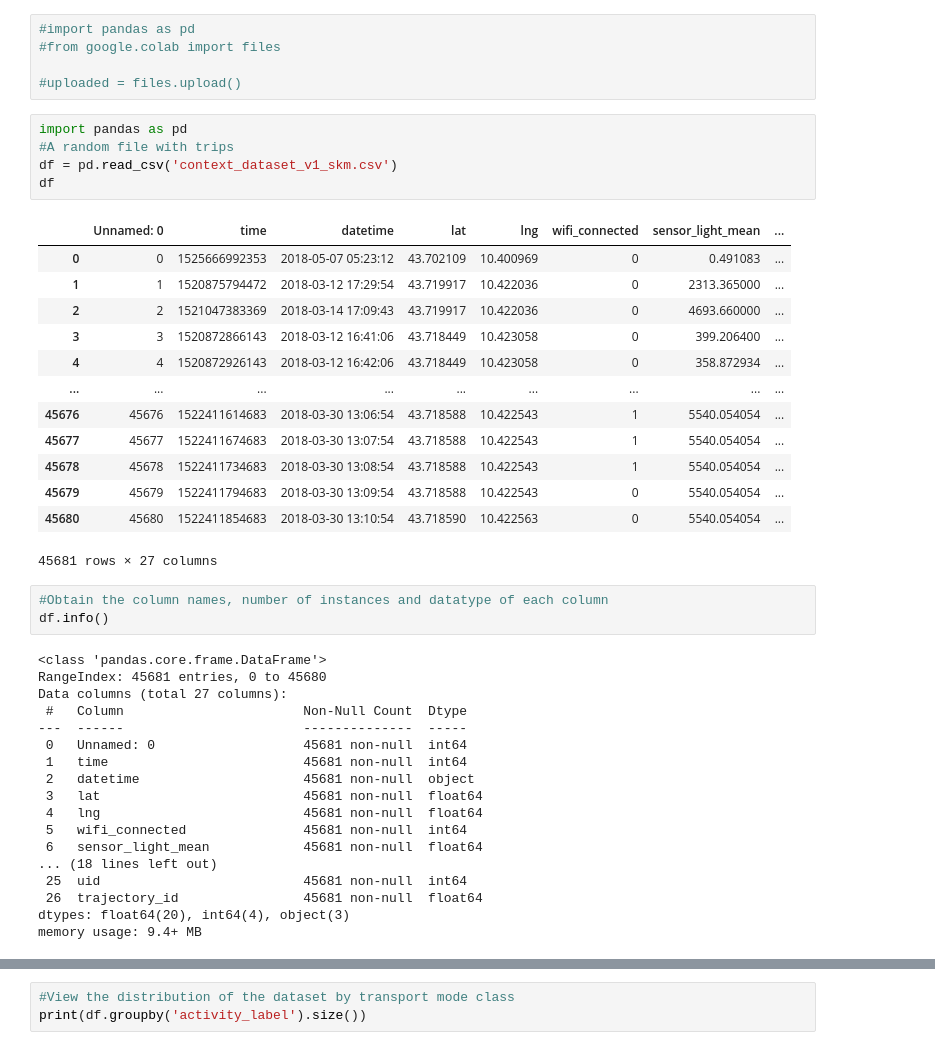
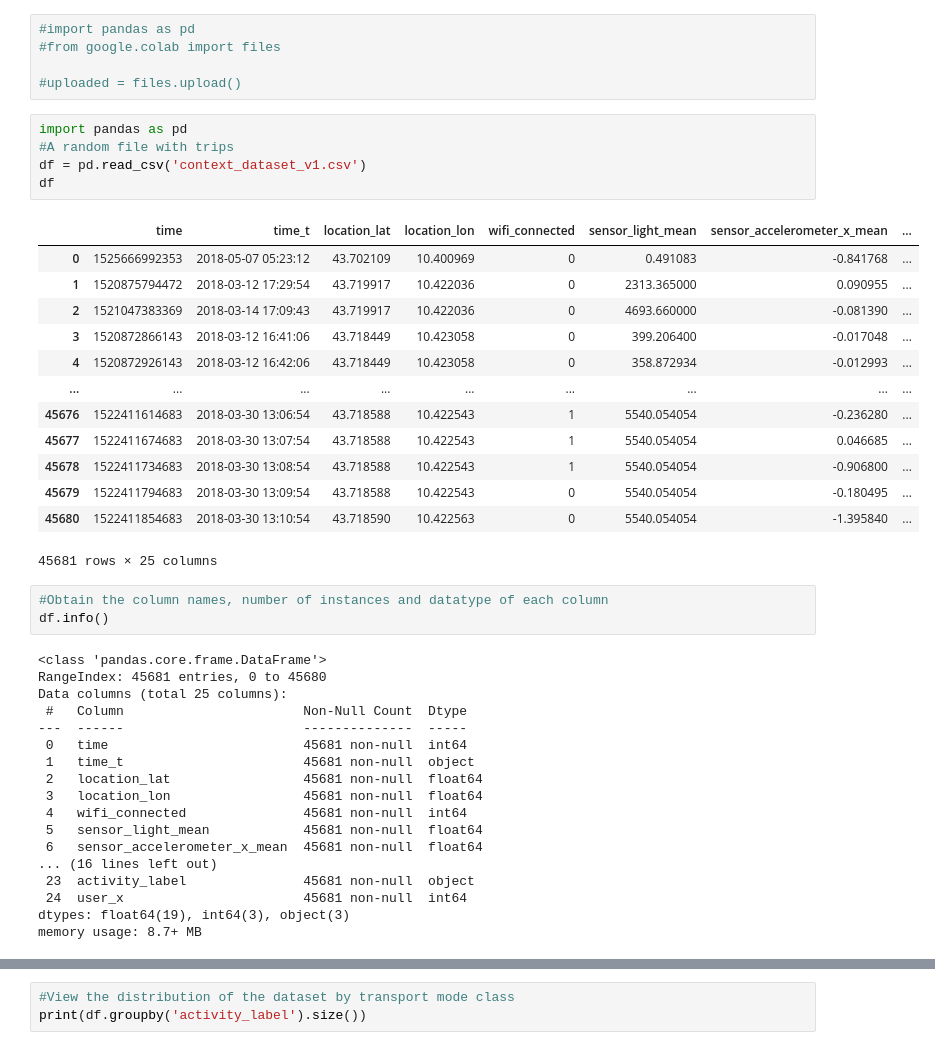
Before and after one commit to sandrynat/AmI_pdi_repo, a Jupyter notebook: Classificação Simples/SimpleClassification_V1_1min.ipynb, the cells around one changed output, grey strips where cells are left out. Drawn from its saved outputs; the diff is of its cells as text.

```diff
--- a/Classificação Simples/SimpleClassification_V1_1min.ipynb
+++ b/Classificação Simples/SimpleClassification_V1_1min.ipynb
@@ -6,43 +6,43 @@
 # %%
 import pandas as pd
 #A random file with trips
-df = pd.read_csv('context_dataset_v1_skm.csv')
+df = pd.read_csv('context_dataset_v1.csv')
 df
 # %% [output]
-|  | Unnamed: 0 | time | datetime | lat | lng | wifi_connected | sensor_light_mean | ... |
-| 0 | 0 | 1525666992353 | 2018-05-07 05:23:12 | 43.702109 | 10.400969 | 0 | 0.491083 | ... |
-| 1 | 1 | 1520875794472 | 2018-03-12 17:29:54 | 43.719917 | 10.422036 | 0 | 2313.365000 | ... |
-| 2 | 2 | 1521047383369 | 2018-03-14 17:09:43 | 43.719917 | 10.422036 | 0 | 4693.660000 | ... |
-| 3 | 3 | 1520872866143 | 2018-03-12 16:41:06 | 43.718449 | 10.423058 | 0 | 399.206400 | ... |
-| 4 | 4 | 1520872926143 | 2018-03-12 16:42:06 | 43.718449 | 10.423058 | 0 | 358.872934 | ... |
+|  | time | time_t | location_lat | location_lon | wifi_connected | sensor_light_mean | sensor_accelerometer_x_mean | ... |
+| 0 | 1525666992353 | 2018-05-07 05:23:12 | 43.702109 | 10.400969 | 0 | 0.491083 | -0.841768 | ... |
+| 1 | 1520875794472 | 2018-03-12 17:29:54 | 43.719917 | 10.422036 | 0 | 2313.365000 | 0.090955 | ... |
+| 2 | 1521047383369 | 2018-03-14 17:09:43 | 43.719917 | 10.422036 | 0 | 4693.660000 | -0.081390 | ... |
+| 3 | 1520872866143 | 2018-03-12 16:41:06 | 43.718449 | 10.423058 | 0 | 399.206400 | -0.017048 | ... |
+| 4 | 1520872926143 | 2018-03-12 16:42:06 | 43.718449 | 10.423058 | 0 | 358.872934 | -0.012993 | ... |
 | ... | ... | ... | ... | ... | ... | ... | ... | ... |
-| 45676 | 45676 | 1522411614683 | 2018-03-30 13:06:54 | 43.718588 | 10.422543 | 1 | 5540.054054 | ... |
-| 45677 | 45677 | 1522411674683 | 2018-03-30 13:07:54 | 43.718588 | 10.422543 | 1 | 5540.054054 | ... |
-| 45678 | 45678 | 1522411734683 | 2018-03-30 13:08:54 | 43.718588 | 10.422543 | 1 | 5540.054054 | ... |
-| 45679 | 45679 | 1522411794683 | 2018-03-30 13:09:54 | 43.718588 | 10.422543 | 0 | 5540.054054 | ... |
-| 45680 | 45680 | 1522411854683 | 2018-03-30 13:10:54 | 43.718590 | 10.422563 | 0 | 5540.054054 | ... |
+| 45676 | 1522411614683 | 2018-03-30 13:06:54 | 43.718588 | 10.422543 | 1 | 5540.054054 | -0.236280 | ... |
+| 45677 | 1522411674683 | 2018-03-30 13:07:54 | 43.718588 | 10.422543 | 1 | 5540.054054 | 0.046685 | ... |
+| 45678 | 1522411734683 | 2018-03-30 13:08:54 | 43.718588 | 10.422543 | 1 | 5540.054054 | -0.906800 | ... |
+| 45679 | 1522411794683 | 2018-03-30 13:09:54 | 43.718588 | 10.422543 | 0 | 5540.054054 | -0.180495 | ... |
+| 45680 | 1522411854683 | 2018-03-30 13:10:54 | 43.718590 | 10.422563 | 0 | 5540.054054 | -1.395840 | ... |
-45681 rows × 27 columns
+45681 rows × 25 columns
 # %%
 #Obtain the column names, number of instances and datatype of each column
 df.info()
 # %% [output]
 <class 'pandas.core.frame.DataFrame'>
 RangeIndex: 45681 entries, 0 to 45680
-Data columns (total 27 columns):
+Data columns (total 25 columns):
  #   Column                       Non-Null Count  Dtype
 ---  ------                       --------------  -----
- 0   Unnamed: 0                   45681 non-null  int64
- 1   time                         45681 non-null  int64
- 2   datetime                     45681 non-null  object
- 3   lat                          45681 non-null  float64
- 4   lng                          45681 non-null  float64
- 5   wifi_connected               45681 non-null  int64
- 6   sensor_light_mean            45681 non-null  float64
-... (18 lines left out)
- 25  uid                          45681 non-null  int64
- 26  trajectory_id                45681 non-null  float64
-dtypes: float64(20), int64(4), object(3)
-memory usage: 9.4+ MB
+ 0   time                         45681 non-null  int64
+ 1   time_t                       45681 non-null  object
+ 2   location_lat                 45681 non-null  float64
+ 3   location_lon                 45681 non-null  float64
+ 4   wifi_connected               45681 non-null  int64
+ 5   sensor_light_mean            45681 non-null  float64
+ 6   sensor_accelerometer_x_mean  45681 non-null  float64
+... (16 lines left out)
+ 23  activity_label               45681 non-null  object
+ 24  user_x                       45681 non-null  int64
+dtypes: float64(19), int64(3), object(3)
+memory usage: 8.7+ MB
 # %%
 #Describing all columns of dataset regardless of data type
 df.describe(include="all")
```
Also changed, not shown: parts of 8 cells of this notebook, 18 other files.
